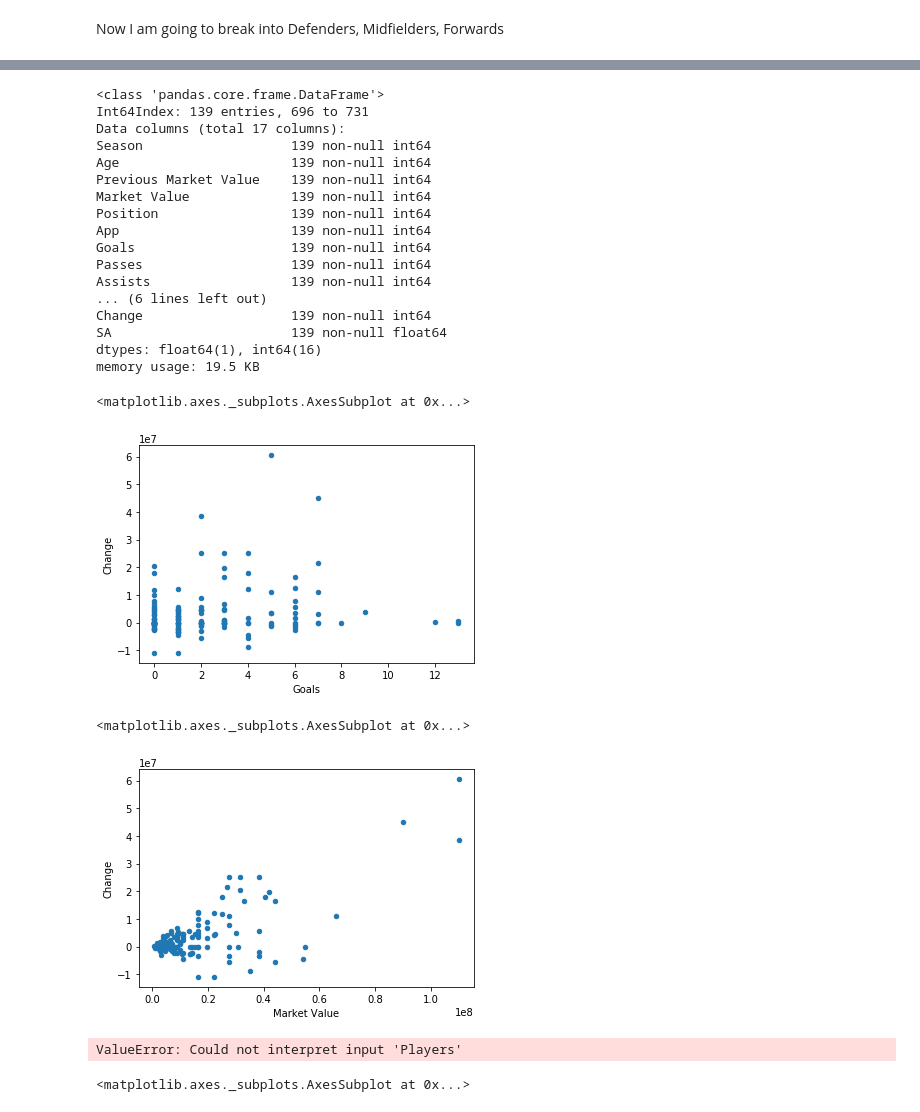
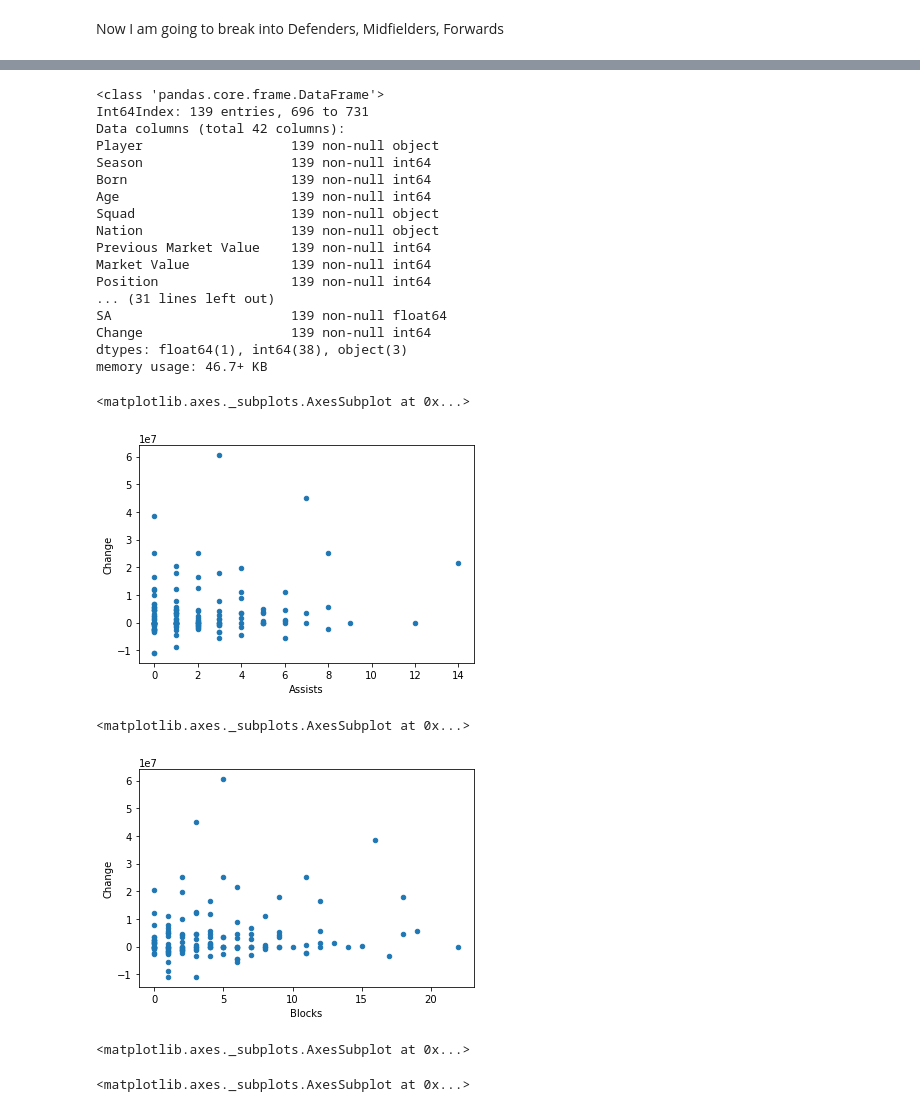
Before and after one commit to Femi-Ogunkola/EPL, a Jupyter notebook: EPL Data Analysis.ipynb, the cells around one changed output, grey strips where cells are left out. Saved outputs shown, nothing was run; the diff lists cells and outputs as text; code cells hidden in the pictures.

```diff
--- a/EPL Data Analysis.ipynb
+++ b/EPL Data Analysis.ipynb
@@ -137,0 +123,4 @@ mf = mf.assign(SA =  100*(mf['Shots']-mf['SOT'])/(mf['Shots']+1))
+# %%
+mf = Mf.assign(SA =  100*(Mf['Shots']-Mf['SOT'])/(Mf['Shots']+1))
+mf = mf.assign(Change = (mf['Market Value']-mf['Previous Market Value']))
+mf.info()
@@ -167,31 +182,31 @@ mf_season.info()
 # %% [output]
 <class 'pandas.core.frame.DataFrame'>
 Int64Index: 139 entries, 696 to 731
-Data columns (total 17 columns):
+Data columns (total 42 columns):
+Player                   139 non-null object
 Season                   139 non-null int64
+Born                     139 non-null int64
 Age                      139 non-null int64
+Squad                    139 non-null object
+Nation                   139 non-null object
 Previous Market Value    139 non-null int64
 Market Value             139 non-null int64
 Position                 139 non-null int64
-App                      139 non-null int64
-Goals                    139 non-null int64
-Passes                   139 non-null int64
-Assists                  139 non-null int64
-... (6 lines left out)
+... (31 lines left out)
+SA                       139 non-null float64
 Change                   139 non-null int64
-SA                       139 non-null float64
-dtypes: float64(1), int64(16)
-memory usage: 19.5 KB
+dtypes: float64(1), int64(38), object(3)
+memory usage: 46.7+ KB
 # %%
-mf_season.plot.scatter(x='Goals', y='Change')
+mf_season.plot.scatter(x='Assists', y='Change')
 # %% [output]
 <matplotlib.axes._subplots.AxesSubplot at 0x...>
-[figure, old version]
+[figure, new version]
 # %%
-mf_season.plot.scatter(x='Market Value', y='Change')
+mf_season.plot.scatter(x='Blocks', y='Change')
 # %% [output]
 <matplotlib.axes._subplots.AxesSubplot at 0x...>
-[figure, old version]
+[figure, new version]
 # %%
 def APP (df):
     df_column = 1000*(df["Assists"])/df["App"]
@@ -201,9 +216,9 @@ APP = APP(mf_season)
 # %%
 mf_season = mf_season.assign(APP = APP)
 # %%
-sns.scatterplot(x='APP', y='Change',data=mf_season)
+sns.scatterplot(x='APP', y='Change',data=mf_season, hue="Player")
 # %% [output]
-ValueError: Could not interpret input 'Players'
+<matplotlib.axes._subplots.AxesSubplot at 0x...>
 # %%
 sns.scatterplot(x='Season', y='Change',hue='Season', data=mf)
 # %% [output]
```
Also changed, not shown: parts of 6 cells of this notebook.
